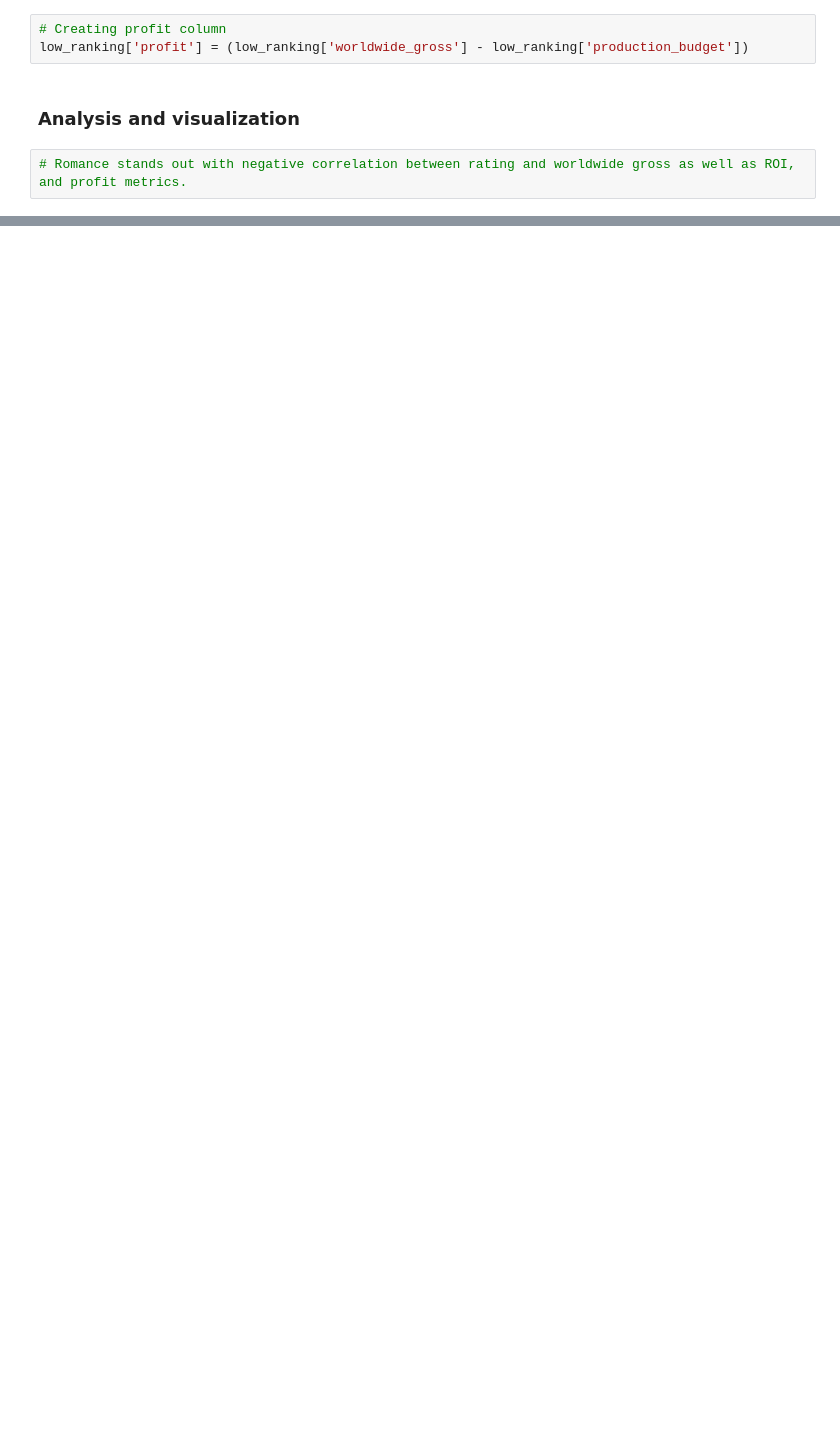
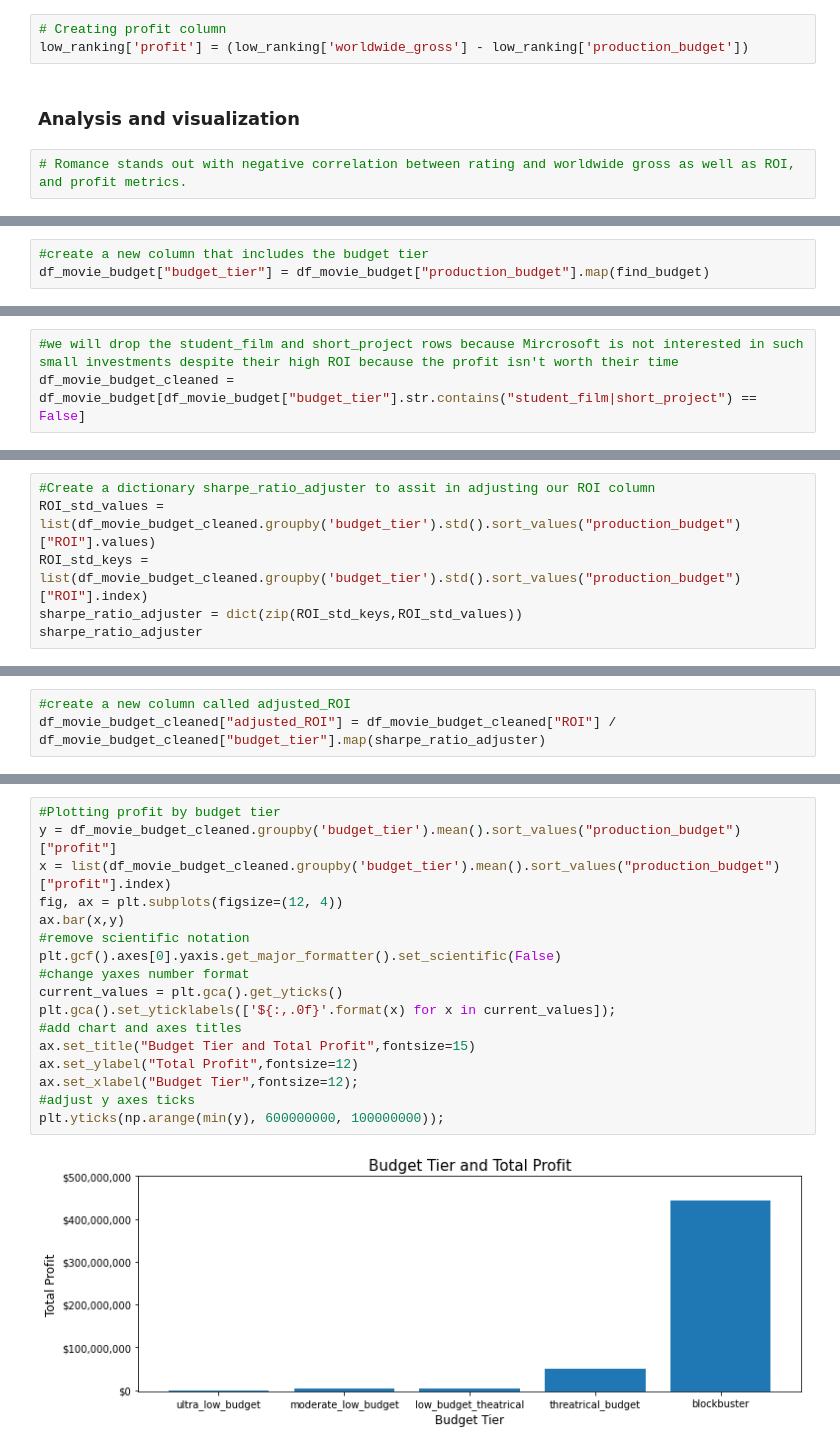
Before and after one commit to learn-co-curriculum/dsc-phase-1-project-v2-4, a Jupyter notebook: final_notebook.ipynb, the cells around one changed output, grey strips where cells are left out. Drawn from its saved outputs; the diff is of its cells as text; blank space fills up the shorter version.

Commit message:
added alex's notebook to the final notebook and created a visualization folder

```diff
--- a/final_notebook.ipynb
+++ b/final_notebook.ipynb
@@ -368,0 +322,3 @@ unique_genres
+# %%
+#create a new column that includes the budget tier
+df_movie_budget["budget_tier"] = df_movie_budget["production_budget"].map(find_budget)
@@ -368,0 +339,3 @@ unique_genres
+# %%
+#we will drop the student_film and short_project rows because Mircrosoft is not interested in such small investments despite their high ROI because the profit isn't worth their time
+df_movie_budget_cleaned = df_movie_budget[df_movie_budget["budget_tier"].str.contains("student_film|short_project") == False]
@@ -368,0 +371,6 @@ unique_genres
+# %%
+#Create a dictionary sharpe_ratio_adjuster to assit in adjusting our ROI column
+ROI_std_values = list(df_movie_budget_cleaned.groupby('budget_tier').std().sort_values("production_budget")["ROI"].values)
+ROI_std_keys = list(df_movie_budget_cleaned.groupby('budget_tier').std().sort_values("production_budget")["ROI"].index)
+sharpe_ratio_adjuster = dict(zip(ROI_std_keys,ROI_std_values))
+sharpe_ratio_adjuster
@@ -368,0 +383,3 @@ unique_genres
+# %%
+#create a new column called adjusted_ROI
+df_movie_budget_cleaned["adjusted_ROI"] = df_movie_budget_cleaned["ROI"] / df_movie_budget_cleaned["budget_tier"].map(sharpe_ratio_adjuster)
@@ -368,0 +399,19 @@ unique_genres
+# %%
+#Plotting profit by budget tier
+y = df_movie_budget_cleaned.groupby('budget_tier').mean().sort_values("production_budget")["profit"]
+x = list(df_movie_budget_cleaned.groupby('budget_tier').mean().sort_values("production_budget")["profit"].index)
+fig, ax = plt.subplots(figsize=(12, 4))
+ax.bar(x,y)
+#remove scientific notation
+plt.gcf().axes[0].yaxis.get_major_formatter().set_scientific(False)
+#change yaxes number format
+current_values = plt.gca().get_yticks()
+plt.gca().set_yticklabels(['${:,.0f}'.format(x) for x in current_values]);
+#add chart and axes titles
+ax.set_title("Budget Tier and Total Profit",fontsize=15)
+ax.set_ylabel("Total Profit",fontsize=12)
+ax.set_xlabel("Budget Tier",fontsize=12);
+#adjust y axes ticks
+plt.yticks(np.arange(min(y), 600000000, 100000000));
+# %% [output]
+[figure, added]
```
Also changed, not shown: parts of 59 cells of this notebook, 3 other files.
